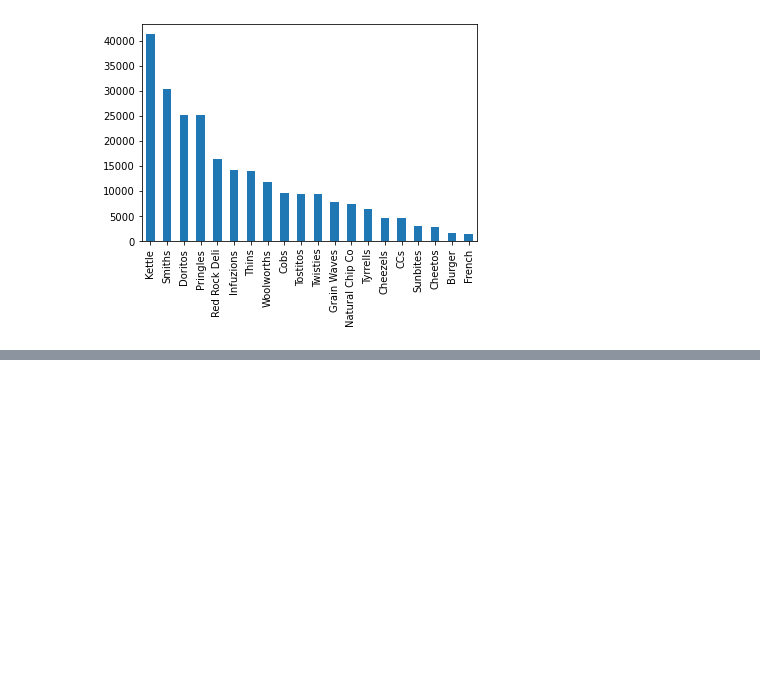
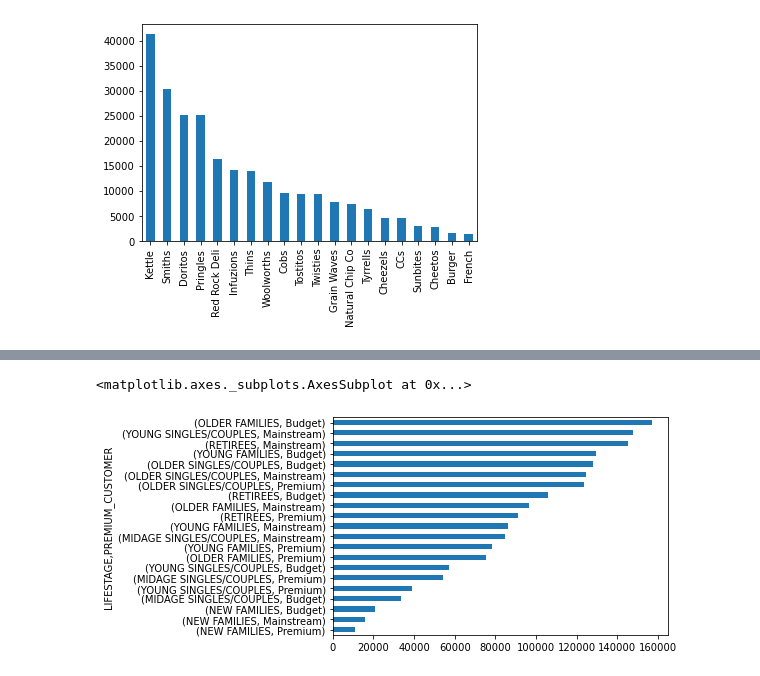
Before and after one commit to diao1010/Virtual_intern, a Jupyter notebook: task1_melody.ipynb, the cells around one changed output, grey strips where cells are left out. Cells and saved outputs as stored; diff of their text form; code cells hidden in the pictures; blank space fills up the shorter version.

```diff
--- a/task1_melody.ipynb
+++ b/task1_melody.ipynb
@@ -420,4 +420,24 @@ def merge_brand_name(row):
         return 'Doritos'
     else:
         return brand
+# %%
+def merge_brand_name(brand):
+    if brand in ['Red', 'RRD']:
+        return 'Red Rock Deli'
+    elif brand in ['GrnWves', 'Grain']:
+        return 'Grain Waves'
+    elif brand in ['Natural', 'NCC']:
+        return 'Natural Chip Co'
+    elif brand in ['Infzns', 'Infuzions']:
+        return 'Infuzions'
+    elif brand in ['Smith', 'Smiths']:
+        return "Smiths"
+    elif brand in ['Snbts', 'Sunbites']:
+        return "Sunbites"
+    elif brand in ['WW', 'Woolworths']:
+        return "Woolworths"
+    elif brand in ['Dorito', 'Doritos']:
+        return 'Doritos'
+    else:
+        return brand
 # %%
@@ -424,0 +449,5 @@ transactionData["BRAND"] = transactionData.apply(lambda row: merge_brand_name(ro
+# %%
+%%timeit
+# approach 2: use np.vectorize
+myfunc = np.vectorize(merge_brand_name)
+transactionData['BRAND'] = myfunc(transactionData["BRAND"])
@@ -446,0 +515,3 @@ transactionData['BRAND'].value_counts().plot(kind='bar')
+# %%
+mergeData = pd.merge(transactionData, customerData, how='left', on='LYLTY_CARD_NBR')
+mergeData
@@ -446,0 +582,4 @@ transactionData['BRAND'].value_counts().plot(kind='bar')
+# %%
+# Total sales by LIFESTAGE and PREMIUM_CUSTOMER
+merge_data_sum = mergeData.groupby(['LIFESTAGE', 'PREMIUM_CUSTOMER'])['TOT_SALES'].agg(['sum', 'mean']).sort_values(by='sum', ascending=False)
+merge_data_sum
@@ -446,0 +605,6 @@ transactionData['BRAND'].value_counts().plot(kind='bar')
+# %%
+# plot
+merge_data_sum['sum'].sort_values().plot(kind='barh')
+# %% [output]
+<matplotlib.axes._subplots.AxesSubplot at 0x...>
+[figure, added]
```
Also changed, not shown: parts of 18 cells of this notebook.
